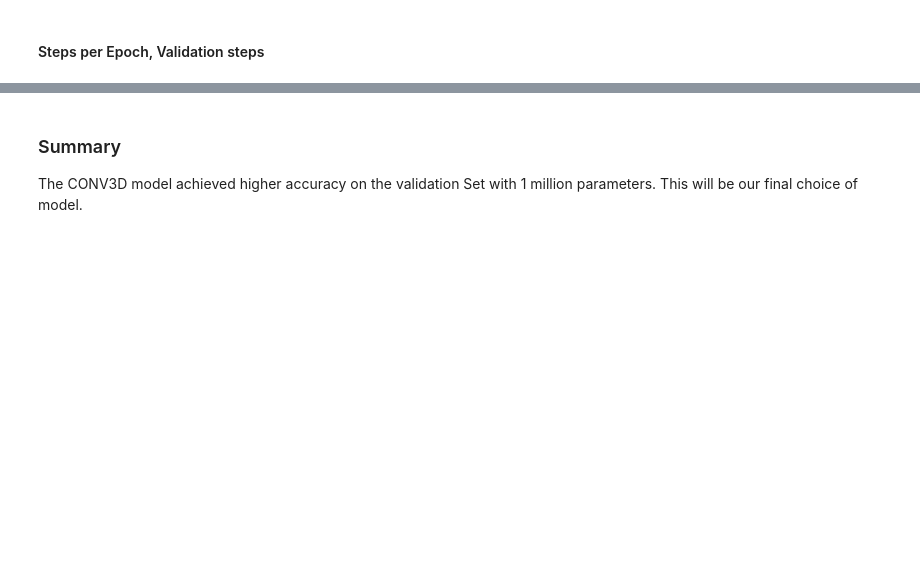
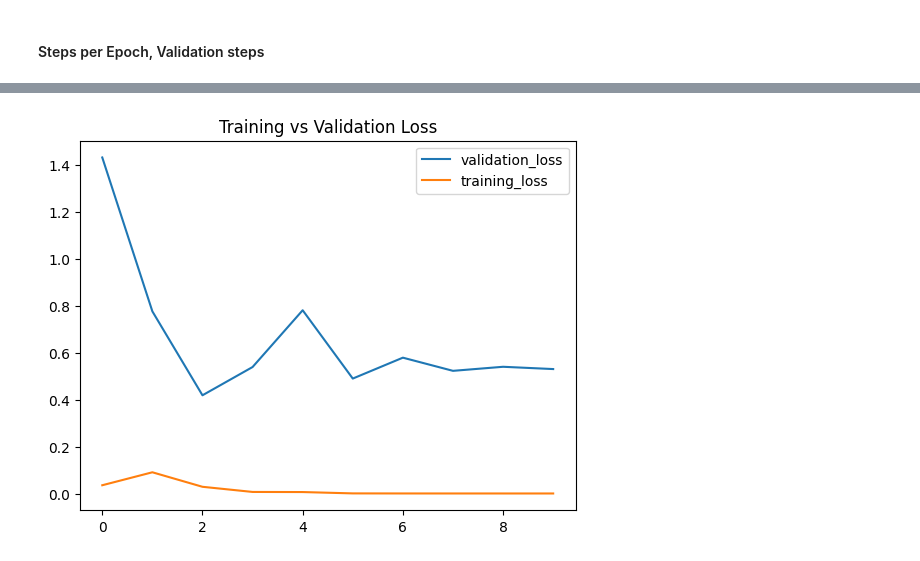
Before and after one commit to ShraddhaJazz/gesture_recognition, a Jupyter notebook: Gesture_Recognition_Project.ipynb, the cells around one changed output, grey strips where cells are left out. Saved outputs shown, nothing was run; the diff lists cells and outputs as text; code cells hidden in the pictures; blank space fills up the shorter version.

```diff
--- a/Gesture_Recognition_Project.ipynb
+++ b/Gesture_Recognition_Project.ipynb
@@ -124,8 +123,8 @@ from keras import optimizers, applications
 
 #write your model here
 STEPS = 15
-inputs = Input(shape=(STEPS,IMG_WIDTH,IMG_HEIGHT,CHANNELS),name='input')
-output_1 = TimeDistributed(keras.applications.vgg16.VGG16(weights='imagenet',include_top=False,input_shape=(IMG_WIDTH,IMG_HEIGHT,CHANNELS)),name='Vgg16TimeDistribution')(inputs)
+inputs = Input(shape=(STEPS,IMG_SIZE,IMG_SIZE,CHANNELS),name='input')
+output_1 = TimeDistributed(keras.applications.vgg16.VGG16(weights='imagenet',include_top=False,input_shape=(IMG_SIZE,IMG_SIZE,CHANNELS)),name='Vgg16TimeDistribution')(inputs)
 output_2 = TimeDistributed(Flatten())(output_1)
 output_3 = GRU(500,return_sequences=False)(output_2)
 predictions = Dense(5, activation='softmax')(output_3)
@@ -343,8 +602,8 @@ train_path = '/content/drive/MyDrive/upgrad/neural_data/project_data/train'
 val_path = '/content/drive/MyDrive/upgrad/neural_data/project_data/val'
 num_train_sequences = len(train_doc) #change training data size for initial phase
 num_val_sequences = len(val_doc) #val training data can be kept as such
-num_epochs = 30 # choose the number of epochs
-batch_size = 100 #experiment with the batch size
+num_epochs = 10 # choose the number of epochs
+batch_size = 15 #experiment with the batch size
 # %% [markdown]
 ### Generators
 # %%
@@ -370,7 +629,7 @@ def generator(source_path, folder_list, batch_size):
                 batch_size =  int(len(folder_list)%batch_size)
                 #print('for final batch, size is ',batch_size)
 
-            batch_data = np.zeros((batch_size,len(img_idx),IMG_WIDTH,IMG_HEIGHT,CHANNELS)) # x is the number of images you use for each video, (y,z) is the final size of the input images and 3 is the number of channels RGB
+            batch_data = np.zeros((batch_size,len(img_idx),IMG_SIZE,IMG_SIZE,CHANNELS)) # x is the number of images you use for each video, (y,z) is the final size of the input images and 3 is the number of channels RGB
             batch_labels = np.zeros((batch_size,5)) # batch_labels is the one hot representation of the output
 
             #act_batch_data = np.zeros((batch_size,len(img_idx),100352))
@@ -381,7 +640,7 @@ def generator(source_path, folder_list, batch_size):
                     #print('img_idx',img_idx)
                     image = imread(source_path+'/'+ t[folder + (batch*batch_size)].strip().split(';')[0]+'/'+imgs[item])
                     #print('read image')
-                    image = resize(image, (IMG_WIDTH, IMG_HEIGHT))
+                    image = resize(image, (IMG_SIZE, IMG_SIZE))
                     #(image[:,:,0] - np.mean(image[:,:,0]))/np.std(image[:,:,0])
                     batch_data[folder,idx,:,:,0] = (image[:,:,0] - np.mean(image[:,:,0]))/np.std(image[:,:,0])
                     batch_data[folder,idx,:,:,1] = (image[:,:,1] - np.mean(image[:,:,1]))/np.std(image[:,:,1])
@@ -395,7 +654,7 @@ def generator(source_path, folder_list, batch_size):
 ### Callbacks
 # %%
 curr_dt_time = datetime.datetime.now()
-model_name = 'model_init' + '_' + str(curr_dt_time).replace(' ','').replace(':','_') + '/'
+model_name = 'model3d_init' + '_' + str(curr_dt_time).replace(' ','').replace(':','_') + '/'
 
 if not os.path.exists(model_name):
     os.mkdir(model_name)
@@ -465,4 +770,9 @@ model.fit(train_generator, steps_per_epoch=steps_per_epoch, epochs=num_epochs, v
-# %% [markdown]
-### Summary
-
-The CONV3D model achieved higher accuracy on the validation Set with 1 million parameters. This will be our final choice of model.
+# %%
+plt.figure()
+plt.title('Training vs Validation Loss')
+plt.plot(range(0,10),model.history.history['val_loss'],label='validation_loss')
+plt.plot(range(0,10),model.history.history['loss'],label='training_loss')
+plt.legend()
+plt.show()
+# %% [output]
+[figure, added]
```
Also changed, not shown: parts of 34 cells of this notebook.
